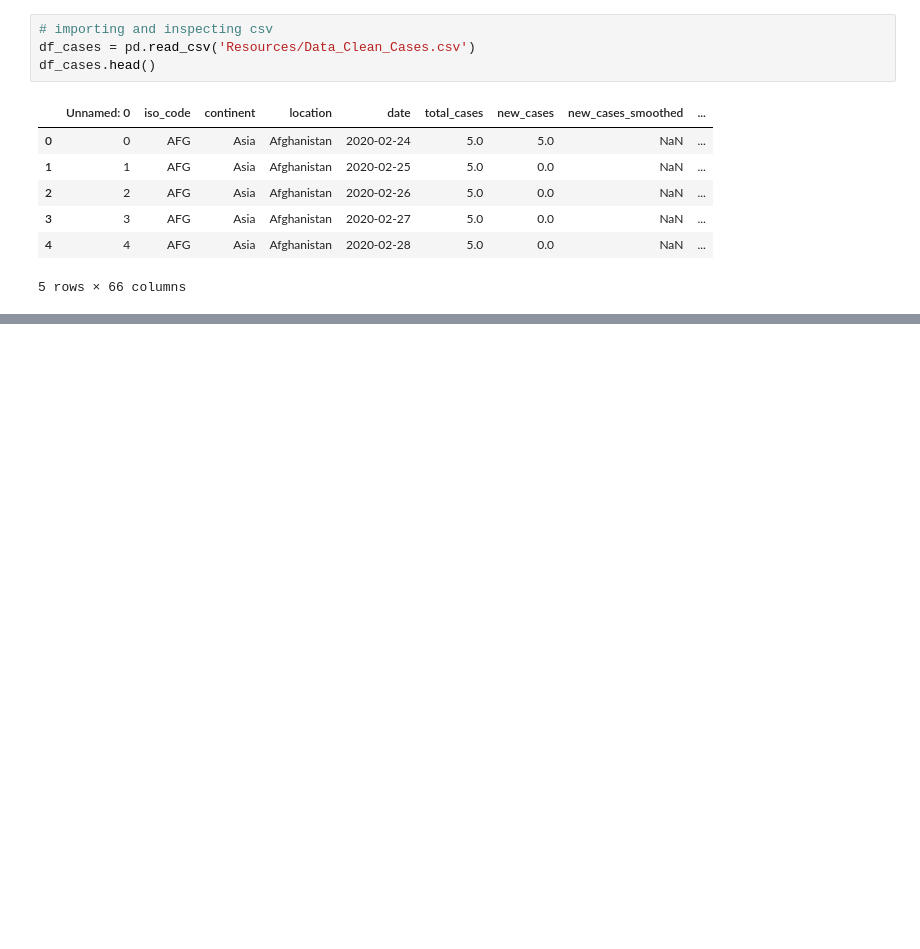
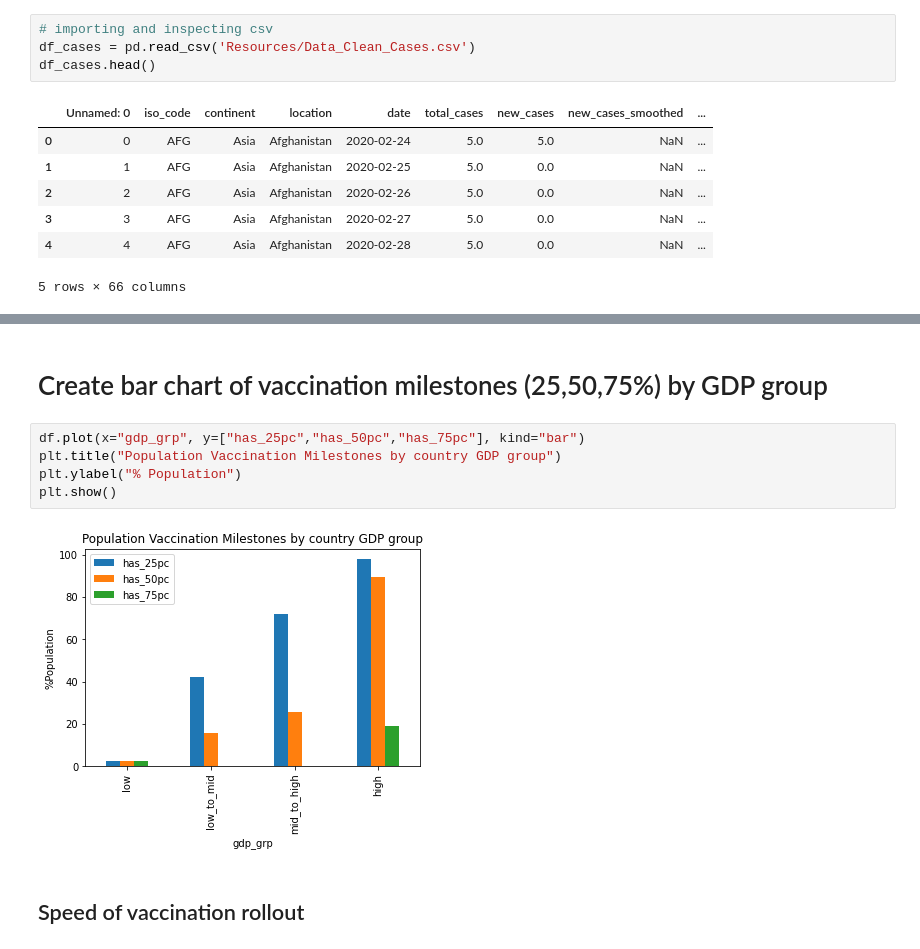
Before and after one commit to Waltontan/Project_Covid, a Jupyter notebook: data_cleaning.ipynb, the cells around one changed output, grey strips where cells are left out. Cells and saved outputs as stored; diff of their text form; blank space fills up the shorter version.

```diff
--- a/data_cleaning.ipynb
+++ b/data_cleaning.ipynb
@@ -135,3 +122,14 @@ plt.show()
+# %% [markdown]
+# Create bar chart of vaccination milestones (25,50,75%) by GDP group
+# %%
+df.plot(x="gdp_grp", y=["has_25pc","has_50pc","has_75pc"], kind="bar")
+plt.title("Population Vaccination Milestones by country GDP group")
+plt.ylabel("% Population")
+plt.show()
+# %% [output]
+[figure, added]
+# %% [markdown]
+## Speed of vaccination rollout
 # %%
 # calculate days to first vaccination
 whole_vax_gdp_groups["days_to_first_vax"] = (pd.to_datetime(whole_vax_gdp_groups["date_first_vax"]) - pd.to_datetime(whole_vax_gdp_groups["date_covid_start"])).dt.days
```
Also changed, not shown: parts of 28 cells of this notebook, 3 other files.
